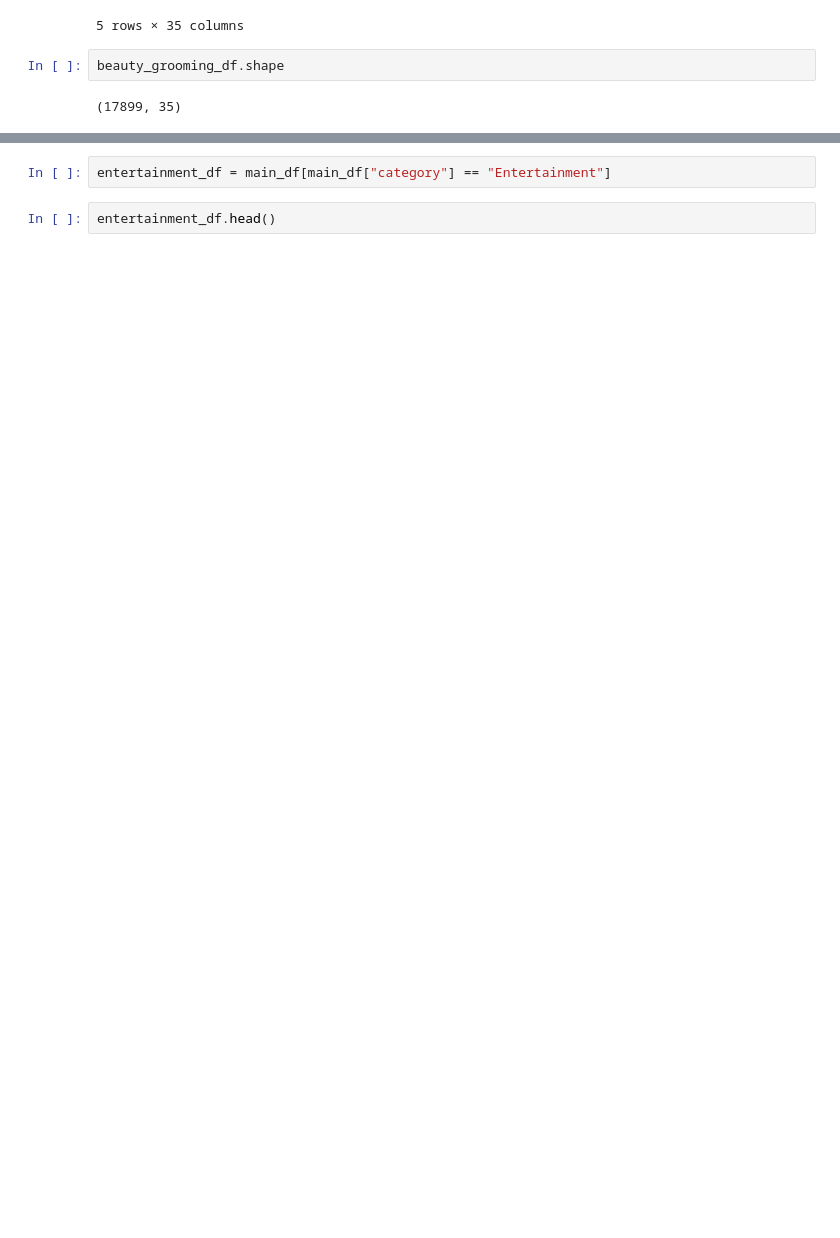
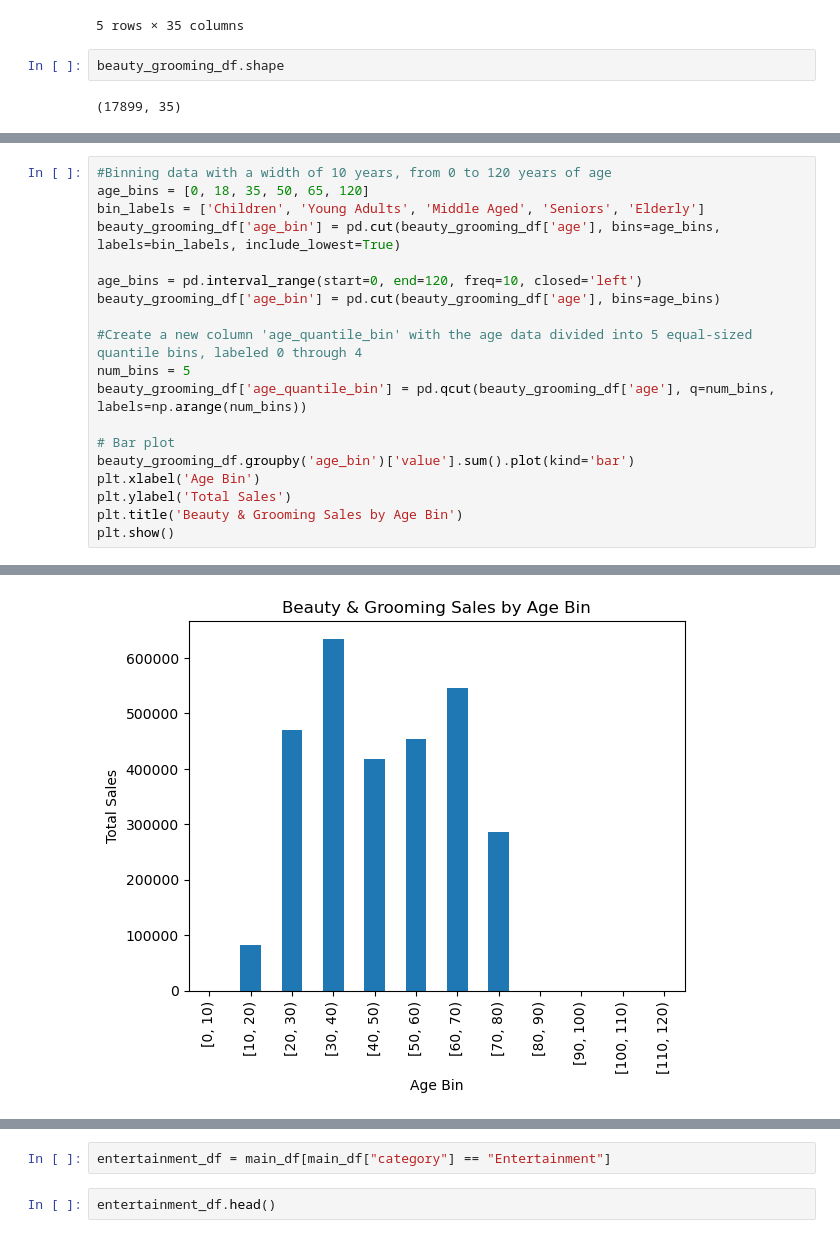
Before and after one commit to dzemal5/prime_suspects, a Jupyter notebook: Amazon Sales FY2020-21.ipynb, the cells around one changed output, grey strips where cells are left out. Drawn from its saved outputs; the diff is of its cells as text; blank space fills up the shorter version.

```diff
--- a/Amazon Sales FY2020-21.ipynb
+++ b/Amazon Sales FY2020-21.ipynb
@@ -197,0 +324,20 @@ beauty_grooming_df.shape
+# %%
+#Binning data with a width of 10 years, from 0 to 120 years of age
+age_bins = [0, 18, 35, 50, 65, 120]
+bin_labels = ['Children', 'Young Adults', 'Middle Aged', 'Seniors', 'Elderly']
+beauty_grooming_df['age_bin'] = pd.cut(beauty_grooming_df['age'], bins=age_bins, labels=bin_labels, include_lowest=True)
+
+age_bins = pd.interval_range(start=0, end=120, freq=10, closed='left')
+beauty_grooming_df['age_bin'] = pd.cut(beauty_grooming_df['age'], bins=age_bins)
+
+#Create a new column 'age_quantile_bin' with the age data divided into 5 equal-sized quantile bins, labeled 0 through 4
+num_bins = 5
+beauty_grooming_df['age_quantile_bin'] = pd.qcut(beauty_grooming_df['age'], q=num_bins, labels=np.arange(num_bins))
+
+# Bar plot
+beauty_grooming_df.groupby('age_bin')['value'].sum().plot(kind='bar')
+plt.xlabel('Age Bin')
+plt.ylabel('Total Sales')
+plt.title('Beauty & Grooming Sales by Age Bin')
+plt.show()
+# %% [output]
@@ -197,0 +359 @@ beauty_grooming_df.shape
+[figure, added]
```
Also changed, not shown: parts of 10 cells of this notebook.
